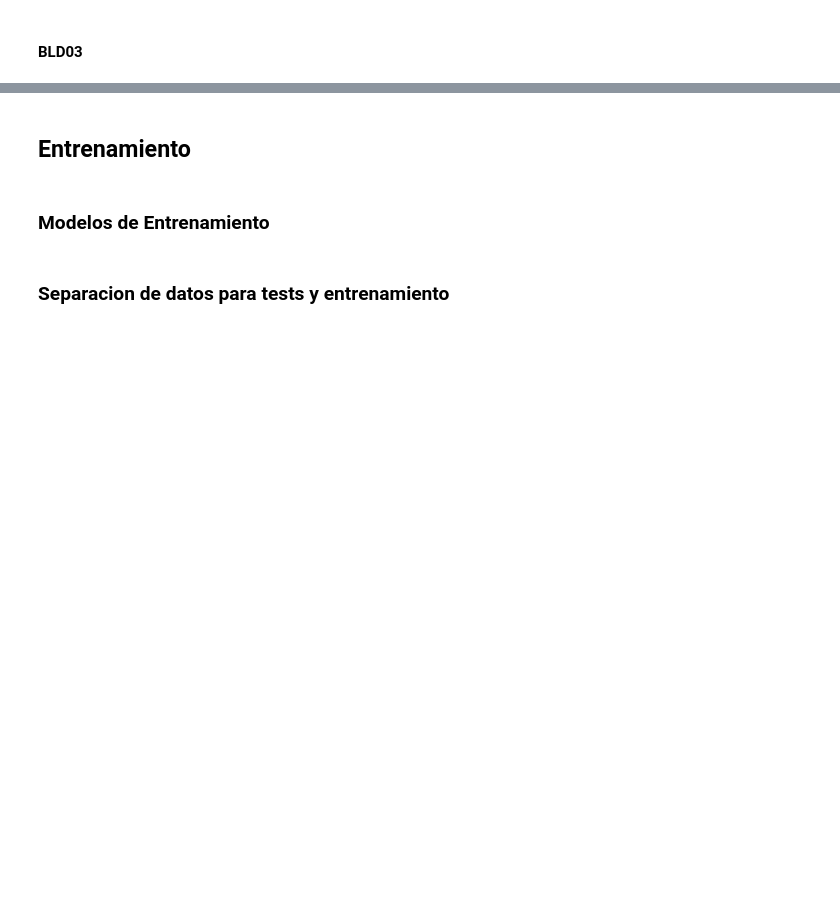
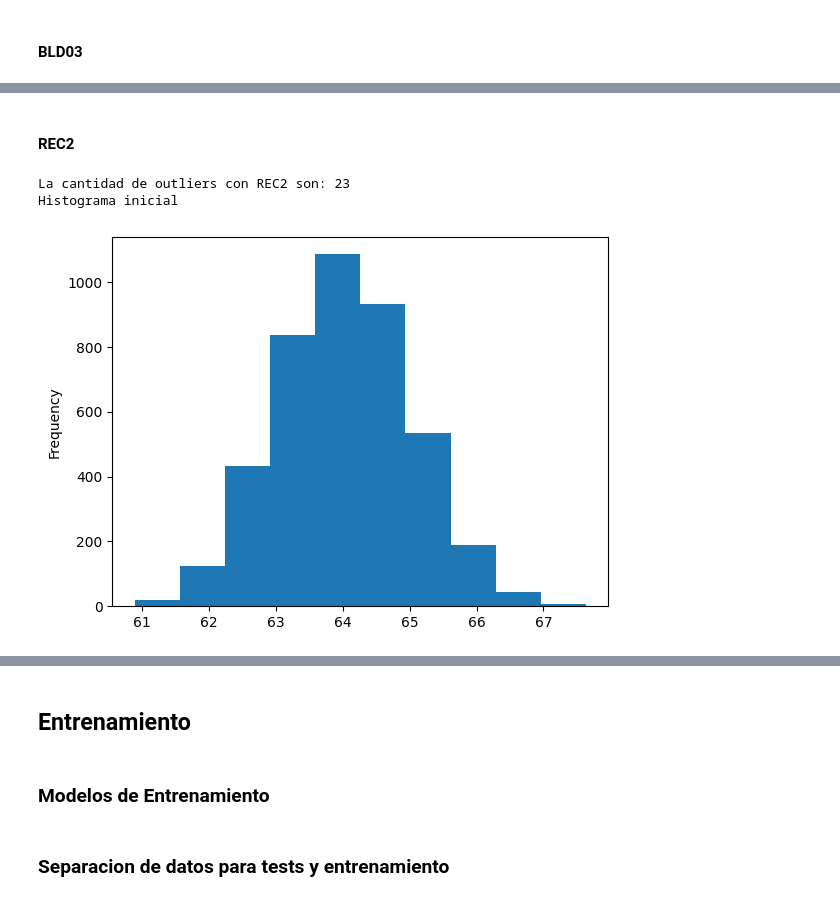
Before and after one commit to facundocarballo/ciencia-datos, a Jupyter notebook: colab.ipynb, the cells around one changed output, grey strips where cells are left out. Cells and saved outputs as stored; diff of their text form; code cells hidden in the pictures; blank space fills up the shorter version.

```diff
--- a/colab.ipynb
+++ b/colab.ipynb
@@ -243,0 +240,8 @@ df[column_name].plot(kind='hist')
+# %% [markdown]
+#### REC2
+# %%
+resolve_outliers('REC2', df)
+# %% [output]
+La cantidad de outliers con REC2 son: 23
+Histograma inicial
+[figure, added]
```
Also changed, not shown: parts of 22 cells of this notebook, 23 other files.
